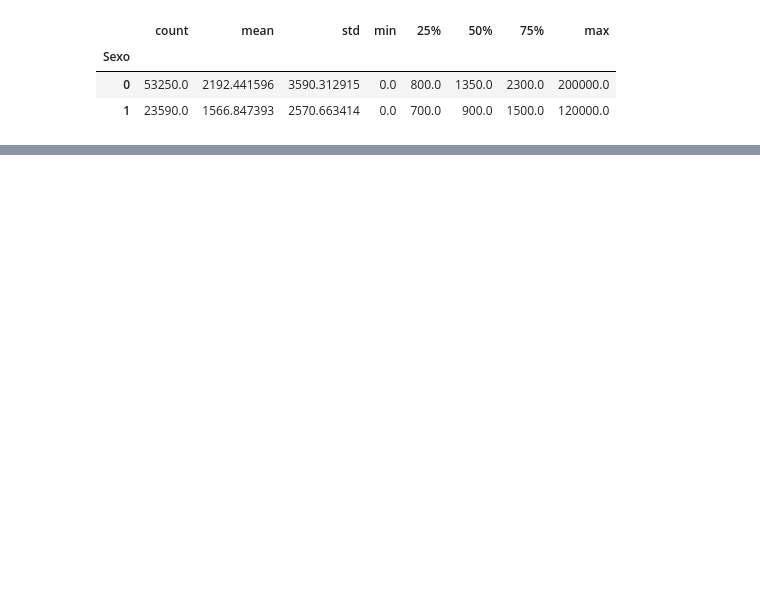
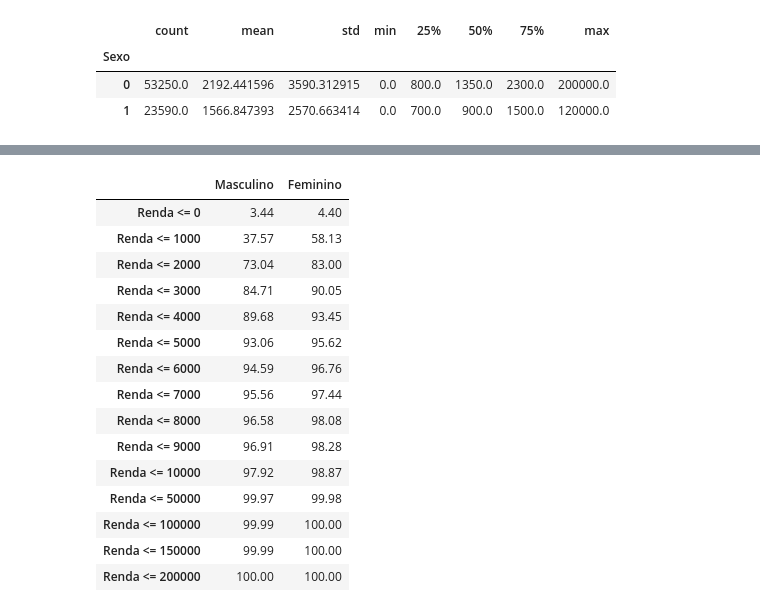
Before and after one commit to huanbarrosn/estudo_ds, a Jupyter notebook: matematica/estatistica/curso-alura/frequencias-e-medidas/projeto.ipynb, the cells around one changed output, grey strips where cells are left out. Saved outputs shown, nothing was run; the diff lists cells and outputs as text; code cells hidden in the pictures; blank space fills up the shorter version.

```diff
--- a/matematica/estatistica/curso-alura/frequencias-e-medidas/projeto.ipynb
+++ b/matematica/estatistica/curso-alura/frequencias-e-medidas/projeto.ipynb
@@ -61,0 +91,34 @@ for x in sex_renda:
+# %%
+labels = []
+m = []
+f = []
+
+for x in [n for n in range(0, 10001, 1000)] + [50000, 100000, 150000, 200000]:
+    condicao = f'Renda <= {x}'
+    for df in dados.groupby('Sexo'):
+        if df[0] == 0:
+            m.append(round(df[1].query(condicao).shape[0]/df[1].shape[0] * 100, 2))
+        else:
+            f.append(round(df[1].query(condicao).shape[0]/df[1].shape[0] * 100, 2))
+            labels.append(condicao)
+# %%
+tabela = pd.DataFrame(data={'Masculino':m, 'Feminino':f}, index=labels)
+# %%
+tabela
+# %% [output]
+|  | Masculino | Feminino |
+| Renda <= 0 | 3.44 | 4.40 |
+| Renda <= 1000 | 37.57 | 58.13 |
+| Renda <= 2000 | 73.04 | 83.00 |
+| Renda <= 3000 | 84.71 | 90.05 |
+| Renda <= 4000 | 89.68 | 93.45 |
+| Renda <= 5000 | 93.06 | 95.62 |
+| Renda <= 6000 | 94.59 | 96.76 |
+| Renda <= 7000 | 95.56 | 97.44 |
+| Renda <= 8000 | 96.58 | 98.08 |
+| Renda <= 9000 | 96.91 | 98.28 |
+| Renda <= 10000 | 97.92 | 98.87 |
+| Renda <= 50000 | 99.97 | 99.98 |
+| Renda <= 100000 | 99.99 | 100.00 |
+| Renda <= 150000 | 99.99 | 100.00 |
+| Renda <= 200000 | 100.00 | 100.00 |
```
Also changed, not shown: parts of 22 cells of this notebook, 2 other files.
